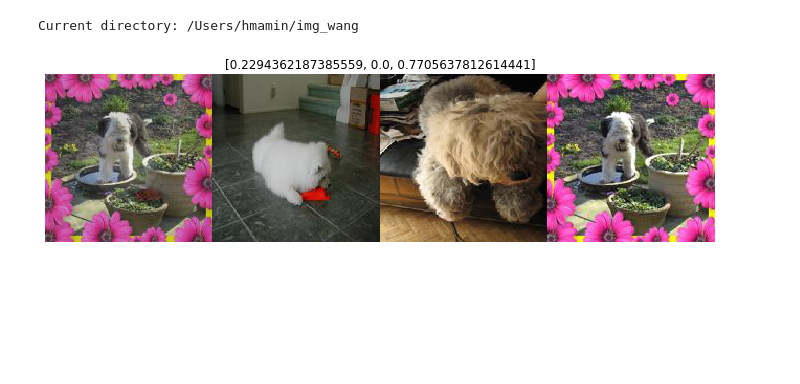
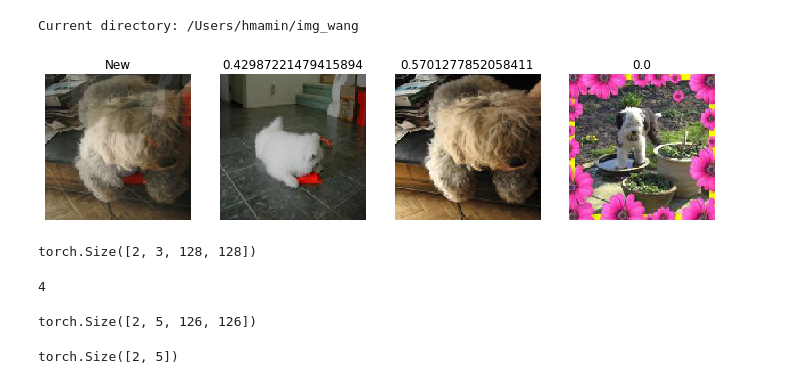
Before and after one commit to hdmamin/self-supervised-vision-exp, a Jupyter notebook: notebooks/nb02-unsup-model.ipynb, the cells around one changed output. Drawn from its saved outputs; the diff is of its cells as text; code cells hidden in the pictures; blank space fills up the shorter version.

```diff
--- a/notebooks/nb02-unsup-model.ipynb
+++ b/notebooks/nb02-unsup-model.ipynb
@@ -24,10 +28,10 @@ dir_u = Path('data/imagewang-160/unsup/')
 ds = MixupDS(dir_u)
 dl = DataLoader(ds, batch_size=2, shuffle=False)
 # %%
-imgs, w = ds[100]
-show_image(imgs, figsize=(12, 4), title=w.tolist())
+*imgs, w = ds[100]
+show_images(imgs, figsize=(12, 4), titles=['New']+w.tolist())
 plt.show()
 # %% [output]
-[figure, old version]
+[figure, new version]
 # %%
 *xb, yb = next(iter(dl))
@@ -48,0 +38,19 @@ class UnmixerModel(nn.Module):
+# %%
+xb[0].shape
+# %% [output]
+torch.Size([2, 3, 128, 128])
+# %%
+len(xb)
+# %% [output]
+4
+# %%
+conv = nn.Conv2d(3, 5, 3)
+fc = nn.AdaptiveAvgPool2d(1)
+tmp = conv(xb[0])
+tmp.shape
+# %% [output]
+torch.Size([2, 5, 126, 126])
+# %%
+fc(tmp).squeeze().shape
+# %% [output]
+torch.Size([2, 5])
```
Also changed, not shown: parts of 13 cells of this notebook, 3 other files.
